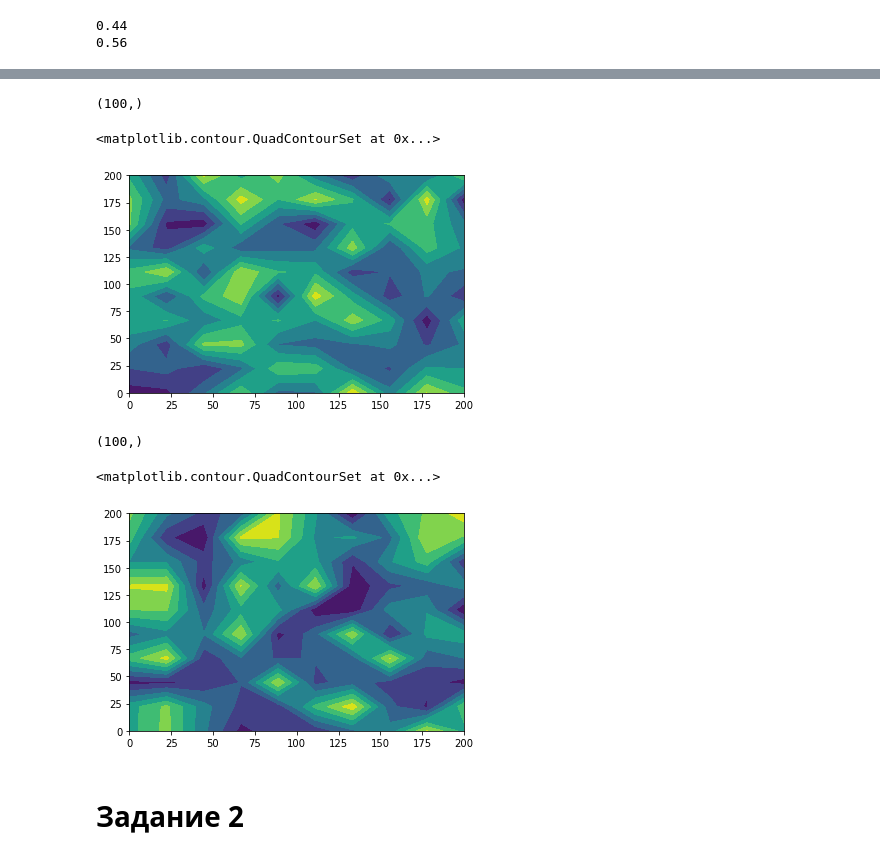
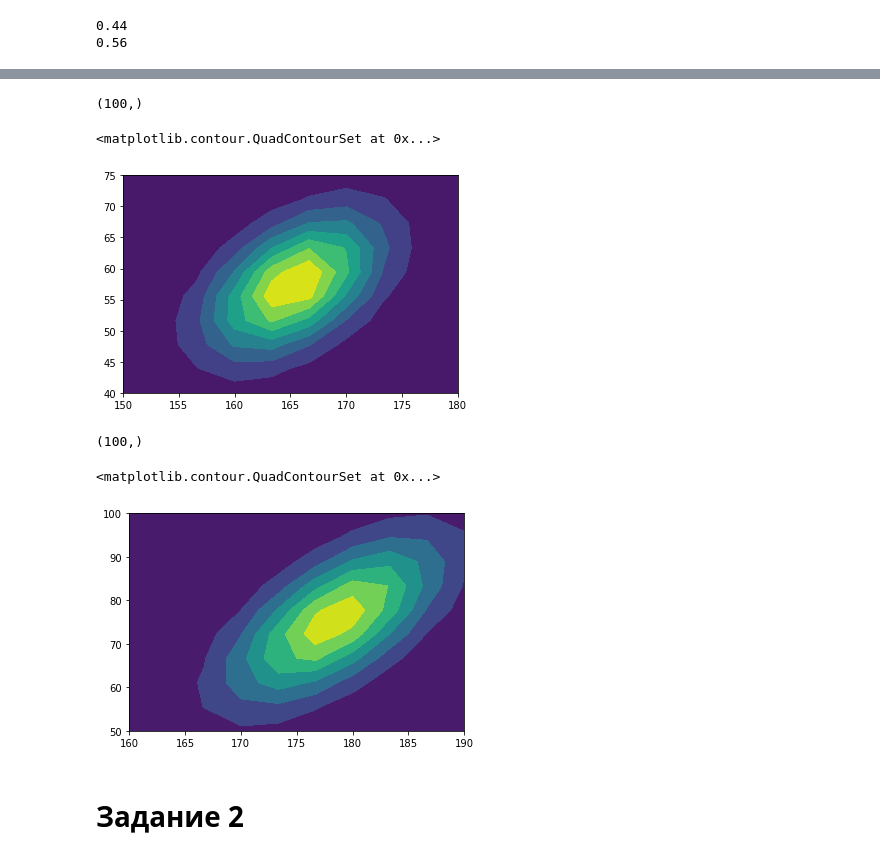
Before and after one commit to stasykrylova/LR_second, a Jupyter notebook: LR2.ipynb, the cells around one changed output, grey strips where cells are left out. Cells and saved outputs as stored; diff of their text form; code cells hidden in the pictures.

```diff
--- a/LR2.ipynb
+++ b/LR2.ipynb
@@ -387,23 +387,25 @@ plt.scatter(scat_h,scat_w)
 # %%
 import scipy.stats
-ww,bb = np.mgrid[0:200:10j, 0:200:10j]
-pdf = scipy.stats.multivariate_normal.pdf(X_woman,mean=[mean_h_w[0], mean_w_w[0]],cov=[[D_h_w, cov_w],[cov_w,D_w_w]])
+ww,bb = np.mgrid[150:180:10j, 40:75:10j]
+matrix = np.column_stack((ww.ravel(), bb.ravel()))
+pdf = scipy.stats.multivariate_normal.pdf(matrix,mean=[mean_h_w[0], mean_w_w[0]],cov=[[D_h_w, cov_w],[cov_w,D_w_w]])
 print(pdf.shape)
 plt.contourf(ww, bb, pdf.reshape(ww.shape))
 # %% [output]
 (100,)
 <matplotlib.contour.QuadContourSet at 0x...>
-[figure, old version]
+[figure, new version]
 # %%
 
-ww,bb = np.mgrid[0:200:10j, 0:200:10j]
-pdf = scipy.stats.multivariate_normal.pdf(X_man,mean=[mean_h[0], mean_w[0]],cov=[[D_h, cov],[cov,D_w]])
+xm,ym = np.mgrid[160:190:10j, 50:100:10j]
+matrix_m = np.column_stack((xm.ravel(), ym.ravel()))
+pdf = scipy.stats.multivariate_normal.pdf(matrix_m,mean=[mean_h[0], mean_w[0]],cov=[[D_h, cov],[cov,D_w]])
 print(pdf.shape)
-plt.contourf(ww, bb, pdf.reshape(ww.shape))
+plt.contourf(xm, ym, pdf.reshape(xm.shape))
 # %% [output]
 (100,)
 <matplotlib.contour.QuadContourSet at 0x...>
-[figure, old version]
+[figure, new version]
 # %% [markdown]
 # Задание 2
 # %%
```
Also changed, not shown: parts of 35 cells of this notebook.
